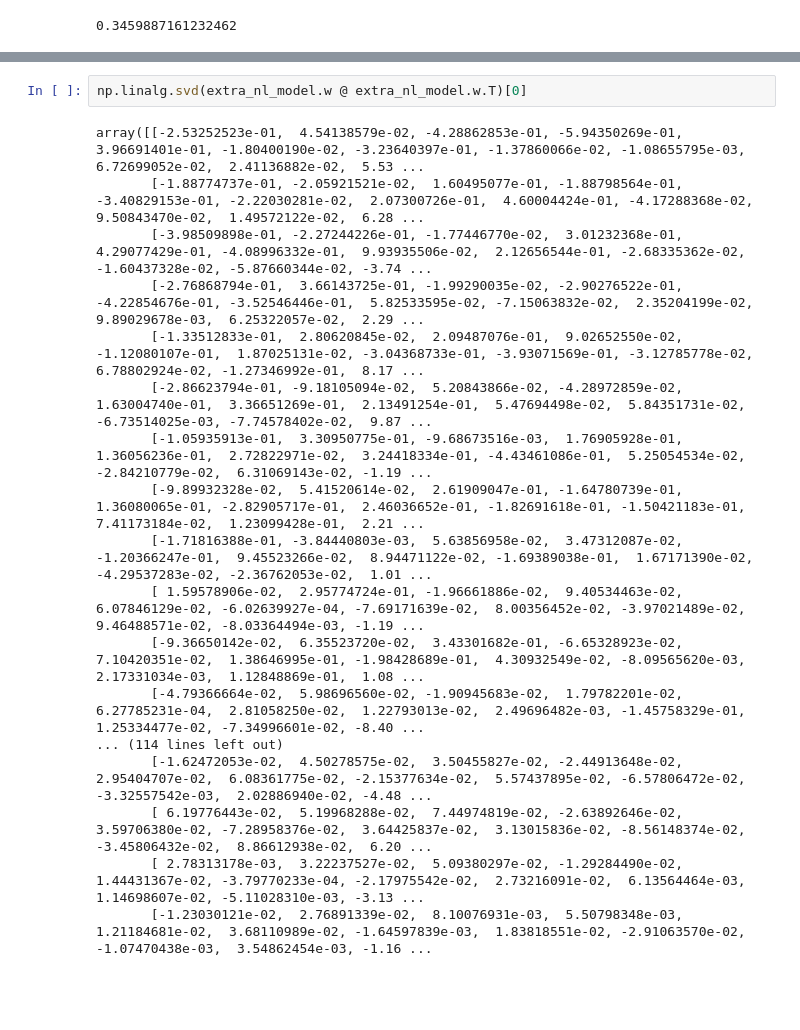
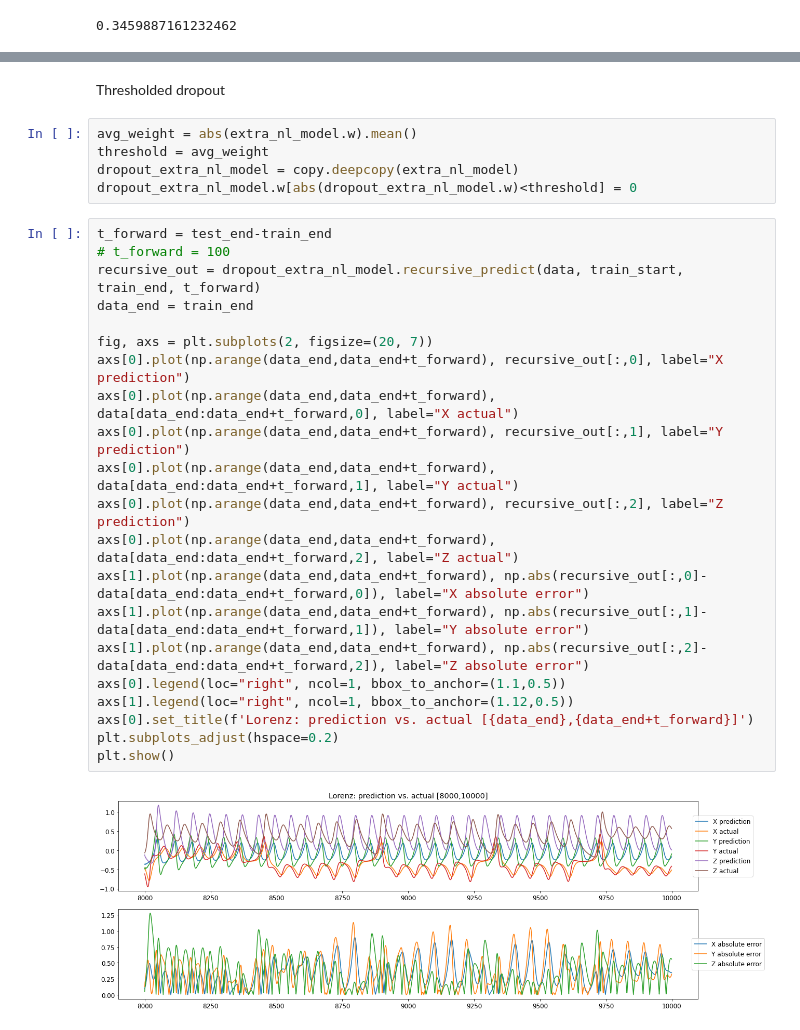
Before and after one commit to samuelhocking/chaotic-ml, a Jupyter notebook: NVAR-Wout-exploration.ipynb, the cells around one changed output, grey strips where cells are left out. Saved outputs shown, nothing was run; the diff lists cells and outputs as text; blank space fills up the shorter version.

```diff
--- a/NVAR-Wout-exploration.ipynb
+++ b/NVAR-Wout-exploration.ipynb
@@ -653,20 +630,30 @@ np.linalg.svd(extra_nl_model.w)
-# %%
-np.linalg.svd(extra_nl_model.w @ extra_nl_model.w.T)[0]
-# %% [output]
-array([[-2.53252523e-01,  4.54138579e-02, -4.28862853e-01, -5.94350269e-01,  3.96691401e-01, -1.80400190e-02, -3.23640397e-01, -1.37860066e-02, -1.08655795e-03,  6.72699052e-02,  2.41136882e-02,  5.53 ...
-       [-1.88774737e-01, -2.05921521e-02,  1.60495077e-01, -1.88798564e-01, -3.40829153e-01, -2.22030281e-02,  2.07300726e-01,  4.60004424e-01, -4.17288368e-02,  9.50843470e-02,  1.49572122e-02,  6.28 ...
-       [-3.98509898e-01, -2.27244226e-01, -1.77446770e-02,  3.01232368e-01,  4.29077429e-01, -4.08996332e-01,  9.93935506e-02,  2.12656544e-01, -2.68335362e-02, -1.60437328e-02, -5.87660344e-02, -3.74 ...
-       [-2.76868794e-01,  3.66143725e-01, -1.99290035e-02, -2.90276522e-01, -4.22854676e-01, -3.52546446e-01,  5.82533595e-02, -7.15063832e-02,  2.35204199e-02,  9.89029678e-03,  6.25322057e-02,  2.29 ...
-       [-1.33512833e-01,  2.80620845e-02,  2.09487076e-01,  9.02652550e-02, -1.12080107e-01,  1.87025131e-02, -3.04368733e-01, -3.93071569e-01, -3.12785778e-02,  6.78802924e-02, -1.27346992e-01,  8.17 ...
-       [-2.86623794e-01, -9.18105094e-02,  5.20843866e-02, -4.28972859e-02,  1.63004740e-01,  3.36651269e-01,  2.13491254e-01,  5.47694498e-02,  5.84351731e-02, -6.73514025e-03, -7.74578402e-02,  9.87 ...
-       [-1.05935913e-01,  3.30950775e-01, -9.68673516e-03,  1.76905928e-01,  1.36056236e-01,  2.72822971e-02,  3.24418334e-01, -4.43461086e-01,  5.25054534e-02, -2.84210779e-02,  6.31069143e-02, -1.19 ...
-       [-9.89932328e-02,  5.41520614e-02,  2.61909047e-01, -1.64780739e-01,  1.36080065e-01, -2.82905717e-01,  2.46036652e-01, -1.82691618e-01, -1.50421183e-01,  7.41173184e-02,  1.23099428e-01,  2.21 ...
-       [-1.71816388e-01, -3.84440803e-03,  5.63856958e-02,  3.47312087e-02, -1.20366247e-01,  9.45523266e-02,  8.94471122e-02, -1.69389038e-01,  1.67171390e-02, -4.29537283e-02, -2.36762053e-02,  1.01 ...
-       [ 1.59578906e-02,  2.95774724e-01, -1.96661886e-02,  9.40534463e-02,  6.07846129e-02, -6.02639927e-04, -7.69171639e-02,  8.00356452e-02, -3.97021489e-02,  9.46488571e-02, -8.03364494e-03, -1.19 ...
-       [-9.36650142e-02,  6.35523720e-02,  3.43301682e-01, -6.65328923e-02,  7.10420351e-02,  1.38646995e-01, -1.98428689e-01,  4.30932549e-02, -8.09565620e-03,  2.17331034e-03,  1.12848869e-01,  1.08 ...
-       [-4.79366664e-02,  5.98696560e-02, -1.90945683e-02,  1.79782201e-02,  6.27785231e-04,  2.81058250e-02,  1.22793013e-02,  2.49696482e-03, -1.45758329e-01,  1.25334477e-02, -7.34996601e-02, -8.40 ...
-... (114 lines left out)
-       [-1.62472053e-02,  4.50278575e-02,  3.50455827e-02, -2.44913648e-02,  2.95404707e-02,  6.08361775e-02, -2.15377634e-02,  5.57437895e-02, -6.57806472e-02, -3.32557542e-03,  2.02886940e-02, -4.48 ...
-       [ 6.19776443e-02,  5.19968288e-02,  7.44974819e-02, -2.63892646e-02,  3.59706380e-02, -7.28958376e-02,  3.64425837e-02,  3.13015836e-02, -8.56148374e-02, -3.45806432e-02,  8.86612938e-02,  6.20 ...
-       [ 2.78313178e-03,  3.22237527e-02,  5.09380297e-02, -1.29284490e-02,  1.44431367e-02, -3.79770233e-04, -2.17975542e-02,  2.73216091e-02,  6.13564464e-03,  1.14698607e-02, -5.11028310e-03, -3.13 ...
-       [-1.23030121e-02,  2.76891339e-02,  8.10076931e-03,  5.50798348e-03,  1.21184681e-02,  3.68110989e-02, -1.64597839e-03,  1.83818551e-02, -2.91063570e-02, -1.07470438e-03,  3.54862454e-03, -1.16 ...
+# %% [markdown]
+Thresholded dropout
+# %%
+avg_weight = abs(extra_nl_model.w).mean()
+threshold = avg_weight
+dropout_extra_nl_model = copy.deepcopy(extra_nl_model)
+dropout_extra_nl_model.w[abs(dropout_extra_nl_model.w)<threshold] = 0
+# %%
+t_forward = test_end-train_end
+# t_forward = 100
+recursive_out = dropout_extra_nl_model.recursive_predict(data, train_start, train_end, t_forward)
+data_end = train_end
+
+fig, axs = plt.subplots(2, figsize=(20, 7))
+axs[0].plot(np.arange(data_end,data_end+t_forward), recursive_out[:,0], label="X prediction")
+axs[0].plot(np.arange(data_end,data_end+t_forward), data[data_end:data_end+t_forward,0], label="X actual")
+axs[0].plot(np.arange(data_end,data_end+t_forward), recursive_out[:,1], label="Y prediction")
+axs[0].plot(np.arange(data_end,data_end+t_forward), data[data_end:data_end+t_forward,1], label="Y actual")
+axs[0].plot(np.arange(data_end,data_end+t_forward), recursive_out[:,2], label="Z prediction")
+axs[0].plot(np.arange(data_end,data_end+t_forward), data[data_end:data_end+t_forward,2], label="Z actual")
+axs[1].plot(np.arange(data_end,data_end+t_forward), np.abs(recursive_out[:,0]-data[data_end:data_end+t_forward,0]), label="X absolute error")
+axs[1].plot(np.arange(data_end,data_end+t_forward), np.abs(recursive_out[:,1]-data[data_end:data_end+t_forward,1]), label="Y absolute error")
+axs[1].plot(np.arange(data_end,data_end+t_forward), np.abs(recursive_out[:,2]-data[data_end:data_end+t_forward,2]), label="Z absolute error")
+axs[0].legend(loc="right", ncol=1, bbox_to_anchor=(1.1,0.5))
+axs[1].legend(loc="right", ncol=1, bbox_to_anchor=(1.12,0.5))
+axs[0].set_title(f'Lorenz: prediction vs. actual [{data_end},{data_end+t_forward}]')
+plt.subplots_adjust(hspace=0.2)
+plt.show()
+# %% [output]
+[figure, added]
```
Also changed, not shown: parts of 4 cells of this notebook.
